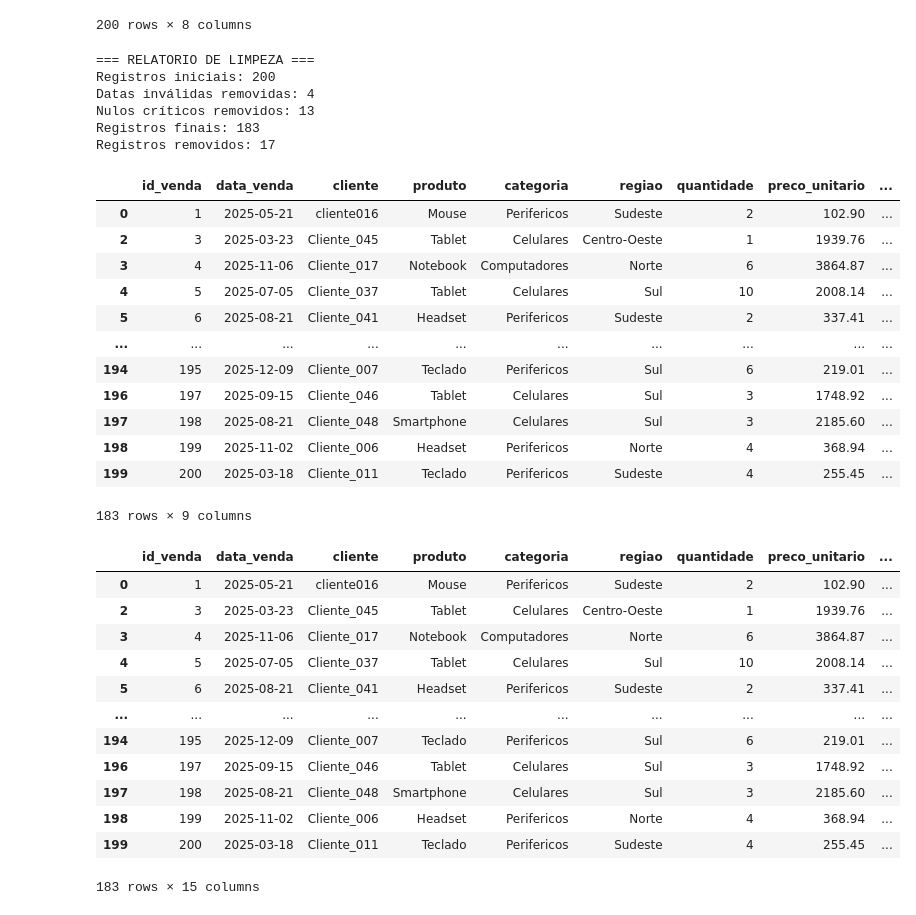
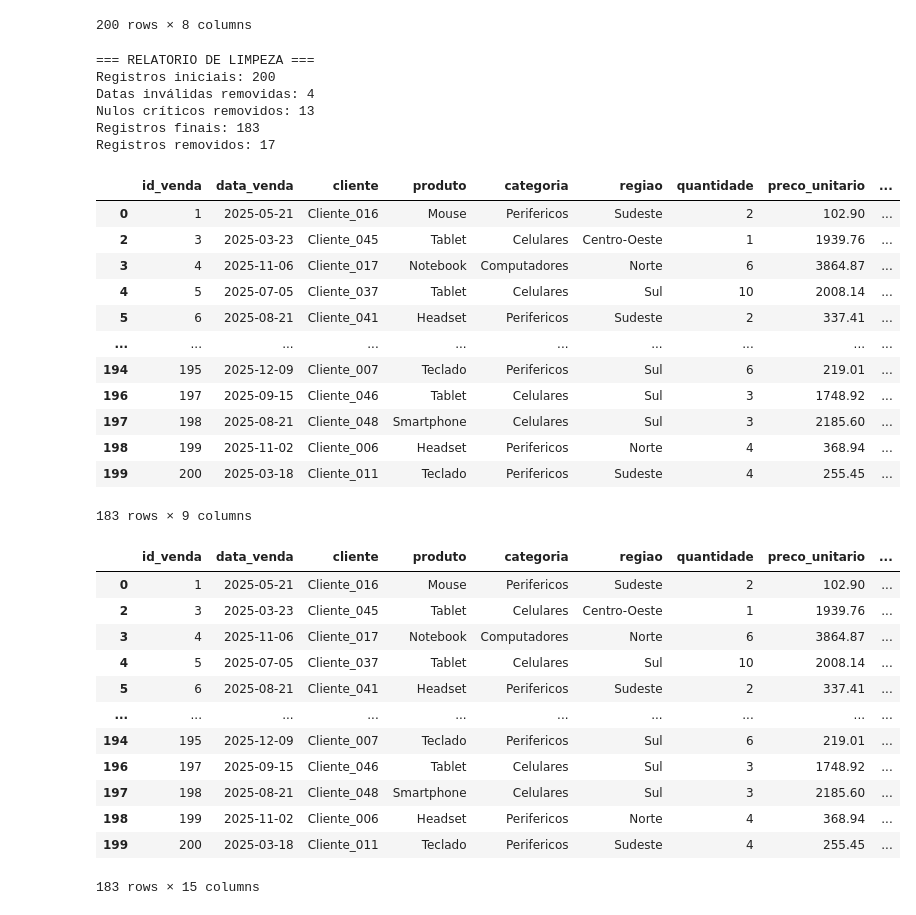
Before and after one commit to gniederle/mini-projeto-salesinsight-py, a Jupyter notebook: salesinsight.ipynb, the cells around one changed output. Drawn from its saved outputs; the diff is of its cells as text; code cells hidden in the pictures.

```diff
--- a/salesinsight.ipynb
+++ b/salesinsight.ipynb
@@ -60,6 +60,20 @@ regiao             object
 #RF03 – Limpar e Tratar os Dados
 #re = lib de expressoes regulares
 import re
+
+def normalize_client_id(value):
+    """
+    Padroniza o identificador do cliente para Cliente_NNN
+    """
+    value = str(value).strip()
+
+    # Limpa string mantendo somente letras e numeros
+    value = re.sub(r"[^A-Za-z0-9]", "", value)
+
+    # Pega o id numerico do cliente
+    number = re.sub(r"[^0-9]", "", value)
+
+    return f"Cliente_{int(number):03d}"
 
 def data_clean(df: pd.DataFrame):
     initial_data_count = len(df)
@@ -108,36 +122,39 @@ def data_clean(df: pd.DataFrame):
         lambda x: bool(valid_client.match(x))
     )
 
+    #ajusta o padrao depois de contabilizar clientes fora do padrao
+    df["cliente"] = df["cliente"].apply(normalize_client_id)
+
     final_data_count = len(df)
 
     report = {
         "initial_data_count": initial_data_count,
         "invalid_dates_count": int(invalid_dates_count),
         "critical_null_count": int(critical_null_count),
         "final_data_count": final_data_count
     }
 
     print("\n=== RELATORIO DE LIMPEZA ===")
     print(f"Registros iniciais: {initial_data_count}")
     print(f"Datas inválidas removidas: {invalid_dates_count}")
     print(f"Nulos críticos removidos: {critical_null_count}")
     print(f"Registros finais: {final_data_count}")
     print(f"Registros removidos: {(initial_data_count - final_data_count)}")
 
     return df, report
 
 cleaned_df, clean_report = data_clean(df)
 
 display(cleaned_df)
 # %% [output]
 === RELATORIO DE LIMPEZA ===
 Registros iniciais: 200
 Datas inválidas removidas: 4
 Nulos críticos removidos: 13
 Registros finais: 183
 Registros removidos: 17
 |  | id_venda | data_venda | cliente | produto | categoria | regiao | quantidade | preco_unitario | ... |
-| 0 | 1 | 2025-05-21 | cliente016 | Mouse | Perifericos | Sudeste | 2 | 102.90 | ... |
+| 0 | 1 | 2025-05-21 | Cliente_016 | Mouse | Perifericos | Sudeste | 2 | 102.90 | ... |
 | 2 | 3 | 2025-03-23 | Cliente_045 | Tablet | Celulares | Centro-Oeste | 1 | 1939.76 | ... |
 | 3 | 4 | 2025-11-06 | Cliente_017 | Notebook | Computadores | Norte | 6 | 3864.87 | ... |
 | 4 | 5 | 2025-07-05 | Cliente_037 | Tablet | Celulares | Sul | 10 | 2008.14 | ... |
@@ -214,7 +231,7 @@ def revenue_and_date_columns(df: pd.DataFrame):
 revenue_and_date_columns(cleaned_df)
 # %% [output]
 |  | id_venda | data_venda | cliente | produto | categoria | regiao | quantidade | preco_unitario | ... |
-| 0 | 1 | 2025-05-21 | cliente016 | Mouse | Perifericos | Sudeste | 2 | 102.90 | ... |
+| 0 | 1 | 2025-05-21 | Cliente_016 | Mouse | Perifericos | Sudeste | 2 | 102.90 | ... |
 | 2 | 3 | 2025-03-23 | Cliente_045 | Tablet | Celulares | Centro-Oeste | 1 | 1939.76 | ... |
 | 3 | 4 | 2025-11-06 | Cliente_017 | Notebook | Computadores | Norte | 6 | 3864.87 | ... |
 | 4 | 5 | 2025-07-05 | Cliente_037 | Tablet | Celulares | Sul | 10 | 2008.14 | ... |
```
Also changed, not shown: parts of 3 cells of this notebook.
